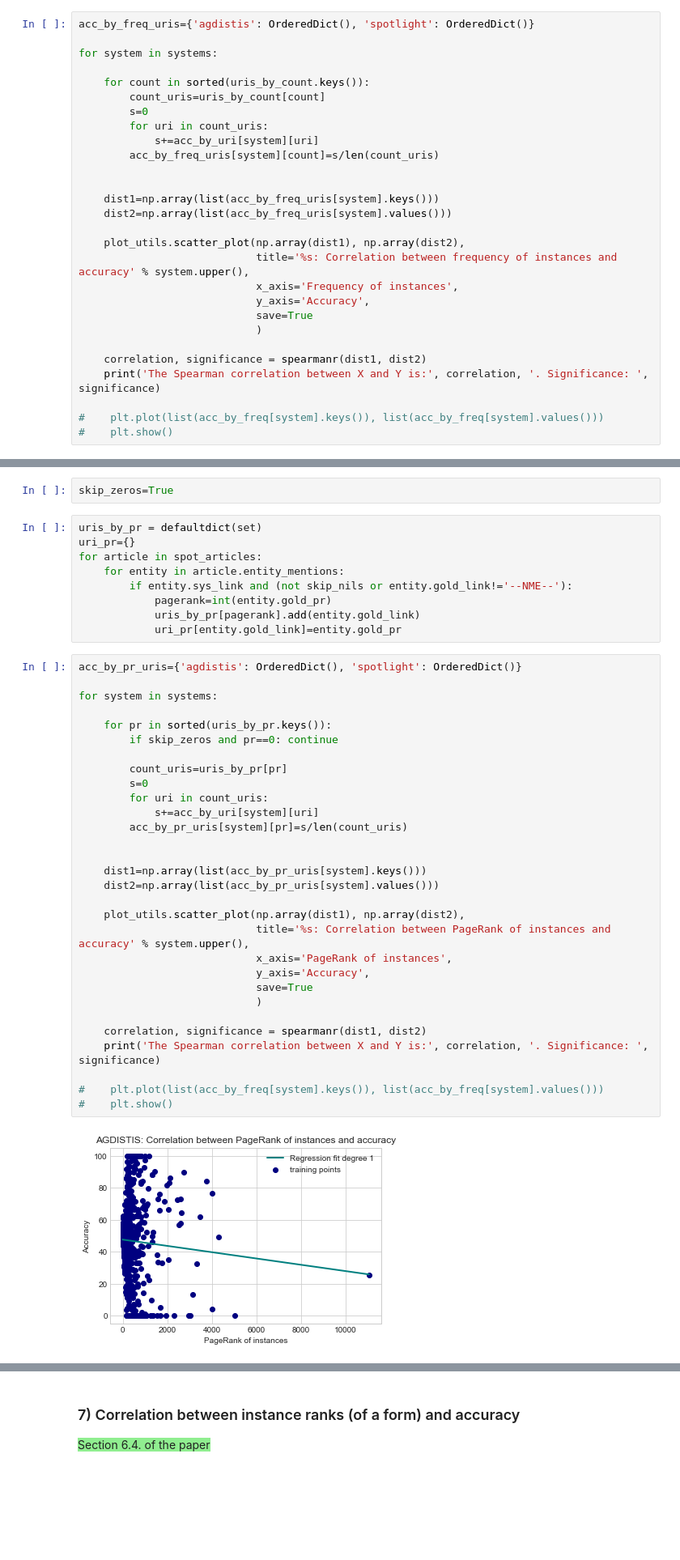
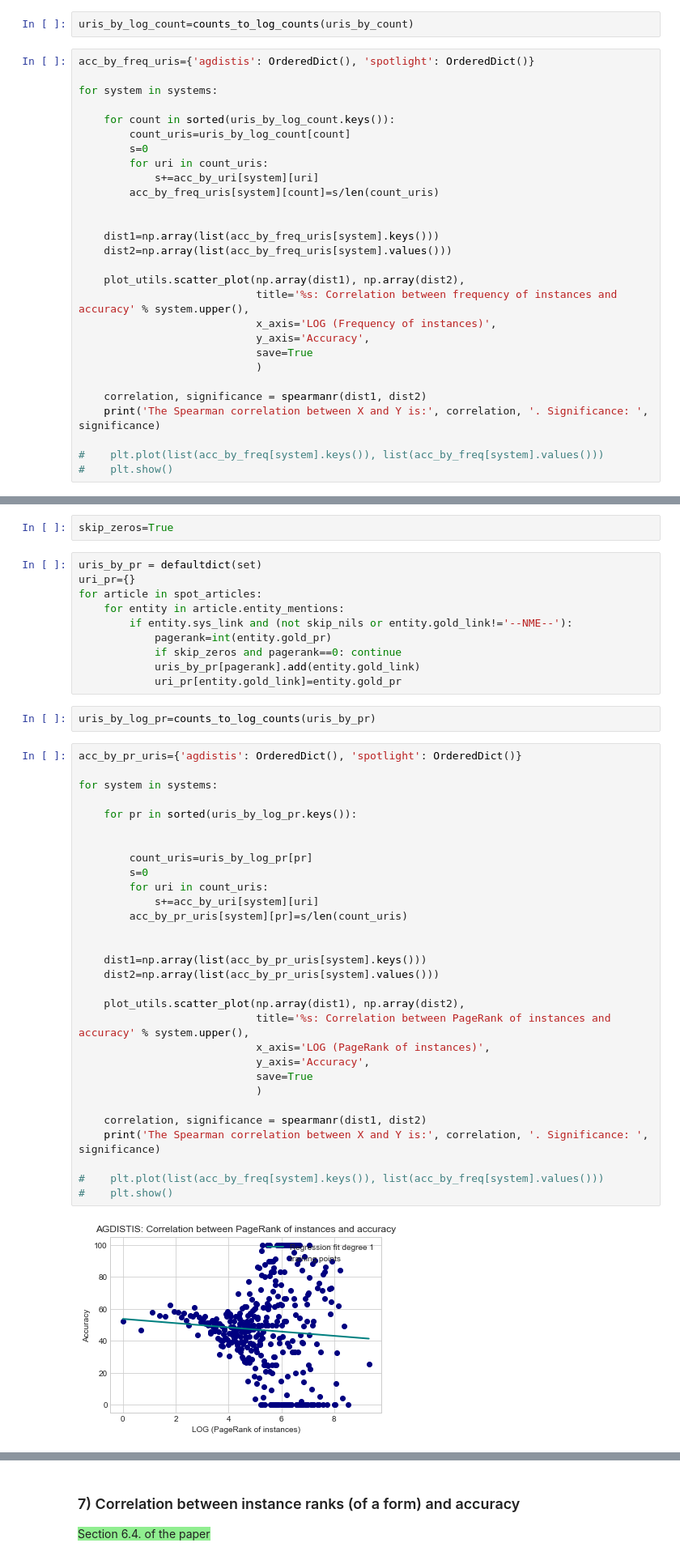
Before and after one commit to cltl/HumanLikeEL, a Jupyter notebook: System Analysis.ipynb, the cells around one changed output, grey strips where cells are left out. Shown at 81% size. Drawn from its saved outputs; the diff is of its cells as text; blank space fills up the shorter version.

```diff
--- a/System Analysis.ipynb
+++ b/System Analysis.ipynb
@@ -239,13 +261,15 @@ acc_by_uri = {'agdistis': defaultdict(float), 'spotlight': defaultdict(float)}
 for system in systems:
     acc_by_uri[system], uris_by_count = plot_utils.compute_accuracy_by_uri(
         system_articles[system], skip_nils)
+# %%
+uris_by_log_count=counts_to_log_counts(uris_by_count)
 # %%
 acc_by_freq_uris={'agdistis': OrderedDict(), 'spotlight': OrderedDict()}
 
 for system in systems:
 
-    for count in sorted(uris_by_count.keys()):
-        count_uris=uris_by_count[count]
+    for count in sorted(uris_by_log_count.keys()):
+        count_uris=uris_by_log_count[count]
         s=0
         for uri in count_uris:
             s+=acc_by_uri[system][uri]
@@ -257,7 +281,7 @@ for system in systems:
 
     plot_utils.scatter_plot(np.array(dist1), np.array(dist2),
                             title='%s: Correlation between frequency of instances and accuracy' % system.upper(),
-                            x_axis='Frequency of instances',
+                            x_axis='LOG (Frequency of instances)',
                             y_axis='Accuracy',
                             save=True
                             )
@@ -283,37 +307,40 @@ for article in spot_articles:
     for entity in article.entity_mentions:
         if entity.sys_link and (not skip_nils or entity.gold_link!='--NME--'):
             pagerank=int(entity.gold_pr)
+            if skip_zeros and pagerank==0: continue
             uris_by_pr[pagerank].add(entity.gold_link)
             uri_pr[entity.gold_link]=entity.gold_pr
+# %%
+uris_by_log_pr=counts_to_log_counts(uris_by_pr)
 # %%
 acc_by_pr_uris={'agdistis': OrderedDict(), 'spotlight': OrderedDict()}
 
 for system in systems:
 
-    for pr in sorted(uris_by_pr.keys()):
-        if skip_zeros and pr==0: continue
+    for pr in sorted(uris_by_log_pr.keys()):
 
-        count_uris=uris_by_pr[pr]
+
+        count_uris=uris_by_log_pr[pr]
         s=0
         for uri in count_uris:
             s+=acc_by_uri[system][uri]
         acc_by_pr_uris[system][pr]=s/len(count_uris)
 
 
     dist1=np.array(list(acc_by_pr_uris[system].keys()))
     dist2=np.array(list(acc_by_pr_uris[system].values()))
 
     plot_utils.scatter_plot(np.array(dist1), np.array(dist2),
                             title='%s: Correlation between PageRank of instances and accuracy' % system.upper(),
-                            x_axis='PageRank of instances',
+                            x_axis='LOG (PageRank of instances)',
                             y_axis='Accuracy',
                             save=True
                             )
 
     correlation, significance = spearmanr(dist1, dist2)
     print('The Spearman correlation between X and Y is:', correlation, '. Significance: ', significance)
 
 #    plt.plot(list(acc_by_freq[system].keys()), list(acc_by_freq[system].values()))
 #    plt.show()
 # %% [output]
-[figure, old version]
+[figure, new version]
```
Also changed, not shown: parts of 18 cells of this notebook, 1 other file.
